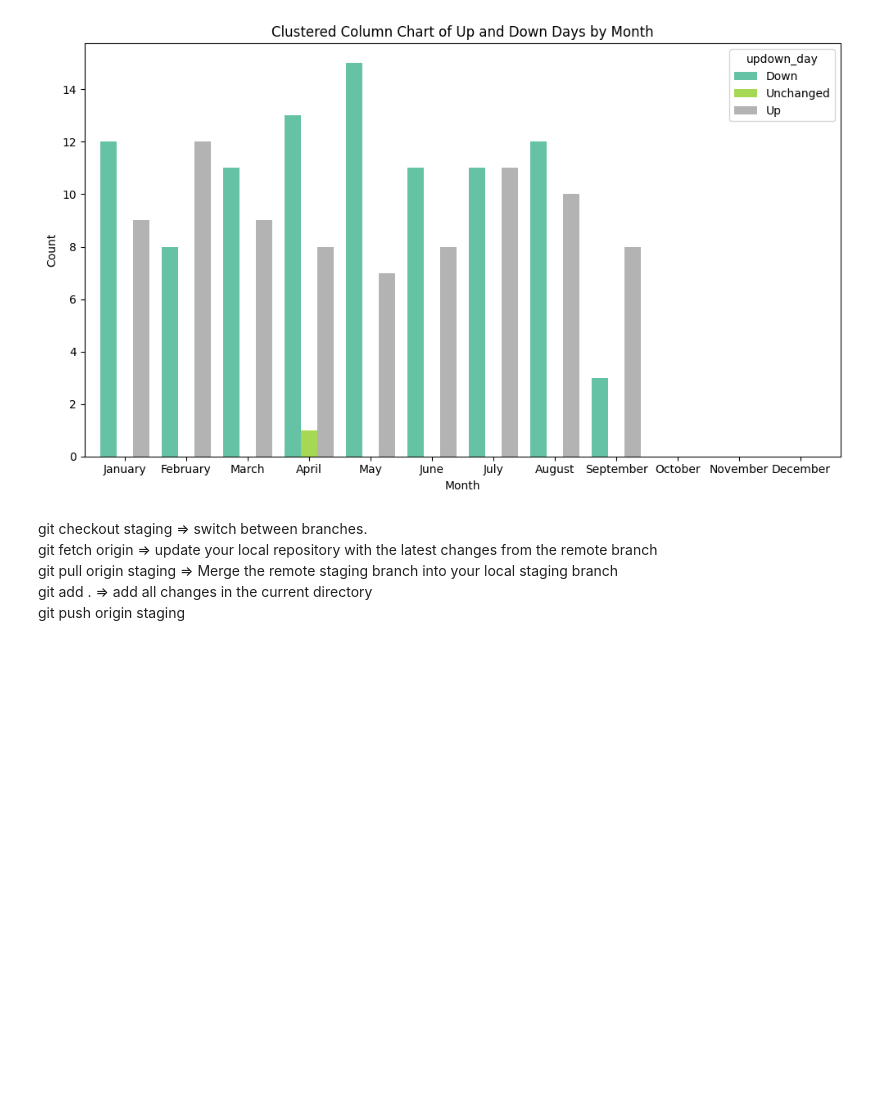
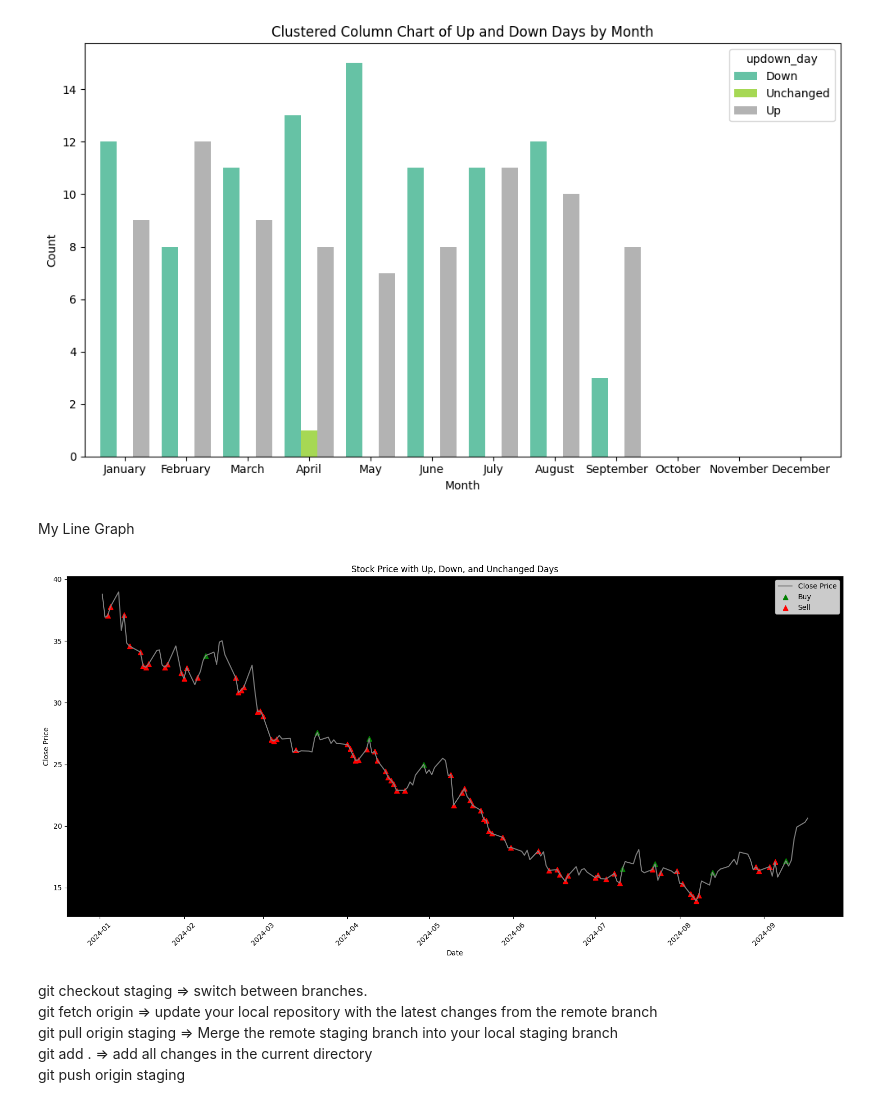
Before and after one commit to rindelicato/Nasdaq-Technical-Analysis-Trends, a Jupyter notebook: Stocks_Prices.ipynb, the cells around one changed output. Cells and saved outputs as stored; diff of their text form; code cells hidden in the pictures; blank space fills up the shorter version.

Commit message:
created line graph with buy and sell signals

```diff
--- a/Stocks_Prices.ipynb
+++ b/Stocks_Prices.ipynb
@@ -104,7 +104,7 @@ df['Slowema'] = df['Close'].ewm(span=7, adjust=False).mean()
 # %% [markdown]
 #### Buy and Sell Signal
 # %%
-buy_signal = (df['Fastema'] > df['Slowema']) & (df['Fastema'].shift(1) <= df['Slowema'].shift(1))
-sell_signal = (df['Fastema'] < df['Slowema']) & (df['Fastema'].shift(1) <= df['Slowema']) .shift(1)
+buy_signal = (df['Fastema'] > df['Slowema']) & (df['Fastema'].shift(1) < df['Slowema'].shift(1))
+sell_signal = (df['Fastema'] < df['Slowema']) & ((df['Fastema'].shift(1) > df['Slowema']) .shift(1))
 df.loc[buy_signal, 'Signal'] = 'Buy'
 df.loc[sell_signal, 'Signal'] = 'Sell'
@@ -327,6 +339,44 @@ plt.tight_layout()  # Ensure the layout is nicely spaced
 plt.show()
 # %% [output]
 [figure]
+# %% [markdown]
+My Line Graph
+# %%
+plt.figure(figsize=(16, 8))
+# Plotting the line graph for 'Close' prices
+plt.plot(df['Date'], df['Close'], label='Close Price', color='gray')
+
+# Highlight up days in green
+plt.scatter(df['Date'][buy_signal], df['Close'][buy_signal], marker='^', s=50, color='green', label='Buy')
+
+# Highlight down days in red
+plt.scatter(df['Date'][sell_signal], df['Close'][sell_signal], marker='^', s=50, color='red', label='Sell')
+
+# # Highlight unchanged days in blue
+# plt.scatter(df['Date'][unch], df['Close'][unch], color='blue', label='Unchanged')
+
+# Adding labels and legend
+plt.xlabel('Date')
+plt.ylabel('Close Price')
+plt.title('Stock Price with Up, Down, and Unchanged Days')
+plt.legend()
+
+plt.gca().set_facecolor('black')  # Set the background color to black
+
+# Show the plot
+plt.xticks(rotation=45)
+plt.tight_layout()
+plt.show()
+
+
+# # Plot the line graph with arrows indicating the direction of crossover
+# plt.figure(figsize=(16, 8))
+# plt.plot(df_sql.index, df_sql['close'], label='Close Price', color='gray')
+# plt.gca().set_facecolor('black')  # Set the background color to black
+# # Highlight up days in green
+# plt.scatter(df_sql['date'][buy_signal], df_sql['close'][buy_signal], color='green', label='Buy')
+# %% [output]
+[figure, added]
 # %% [markdown]
 git checkout staging => switch between branches.<BR>
 git fetch origin => update your local repository with the latest changes from the remote branch<BR>
```
Also changed, not shown: parts of 8 cells of this notebook.
